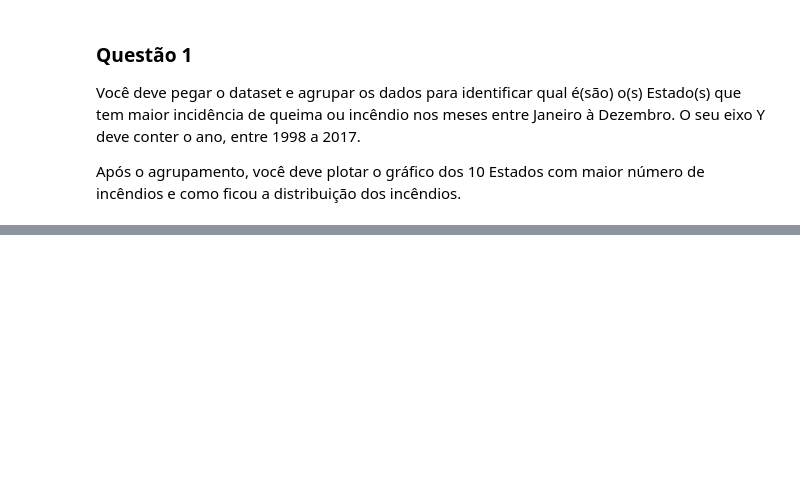
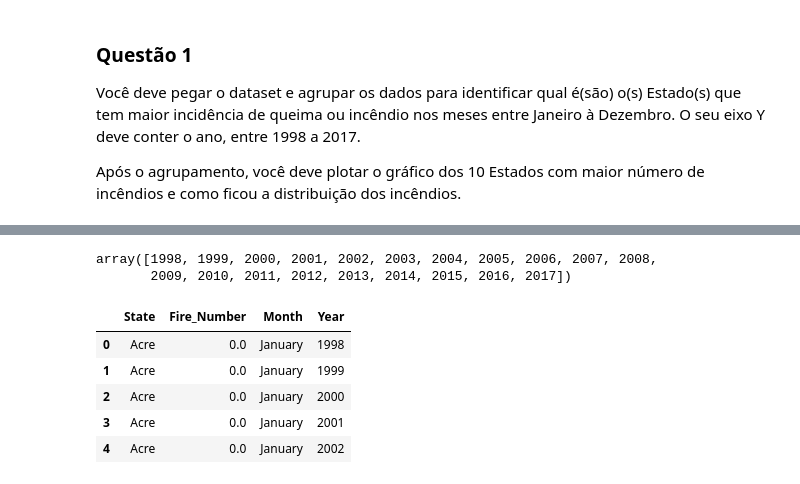
Before and after one commit to paulovpcotta/trabalho2-esta-inf-python, a Jupyter notebook: Trabalho 2 - Análise de Dados e Inferência Estatística com Python.ipynb, the cells around one changed output, grey strips where cells are left out. Saved outputs shown, nothing was run; the diff lists cells and outputs as text; code cells hidden in the pictures; blank space fills up the shorter version.

```diff
--- a/Trabalho 2 - Análise de Dados e Inferência Estatística com Python.ipynb
+++ b/Trabalho 2 - Análise de Dados e Inferência Estatística com Python.ipynb
@@ -50,0 +84,8 @@ Após o agrupamento, você deve plotar o gráfico dos 10 Estados com maior núme
+# %%
+month_map={'Janeiro': 'January', 'Fevereiro': 'February', 'Março': 'March', 'Abril': 'April', 'Maio': 'May',
+          'Junho': 'June', 'Julho': 'July', 'Agosto': 'August', 'Setembro': 'September', 'Outubro': 'October',
+          'Novembro': 'November', 'Dezembro': 'December'}
+# transformando os meses
+florestas['month']=florestas['month'].map(month_map)
+# verificando depois de atualizar os campos meses
+florestas.month.unique()
@@ -50,0 +108,19 @@ Após o agrupamento, você deve plotar o gráfico dos 10 Estados com maior núme
+# %%
+# Unique para o ano
+florestas['Year']=pd.DatetimeIndex(florestas['date']).year
+florestas.Year.unique()
+# %% [output]
+array([1998, 1999, 2000, 2001, 2002, 2003, 2004, 2005, 2006, 2007, 2008,
+       2009, 2010, 2011, 2012, 2013, 2014, 2015, 2016, 2017])
+# %%
+florestas.drop(columns=['date', 'year'], axis=1, inplace=True)
+florestas=florestas[['state','number','month','Year']]
+florestas.rename(columns={'state': 'State', 'number': 'Fire_Number', 'month': 'Month'}, inplace=True)
+florestas.head()
+# %% [output]
+|  | State | Fire_Number | Month | Year |
+| 0 | Acre | 0.0 | January | 1998 |
+| 1 | Acre | 0.0 | January | 1999 |
+| 2 | Acre | 0.0 | January | 2000 |
+| 3 | Acre | 0.0 | January | 2001 |
+| 4 | Acre | 0.0 | January | 2002 |
```
Also changed, not shown: parts of 20 cells of this notebook.
